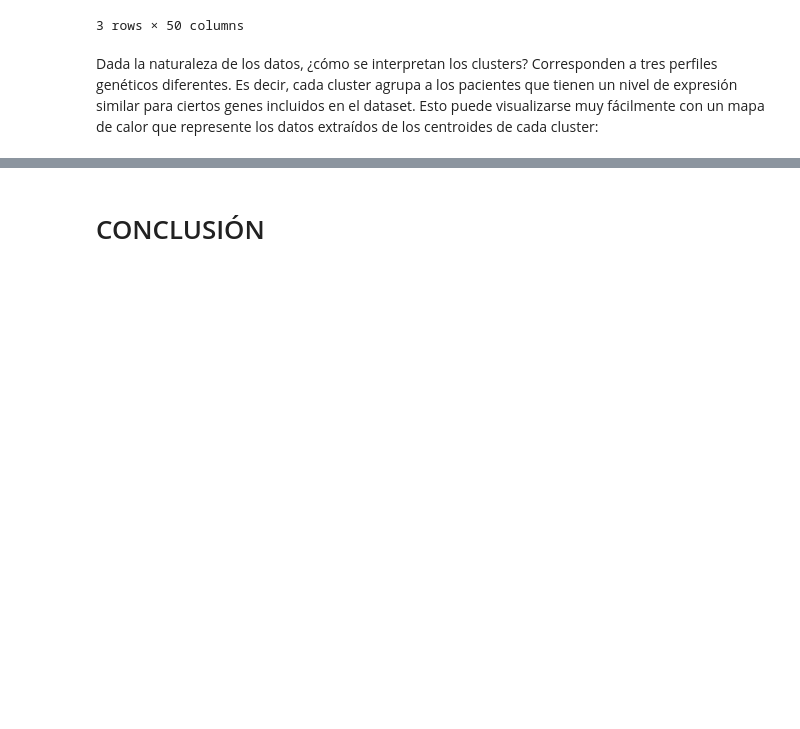
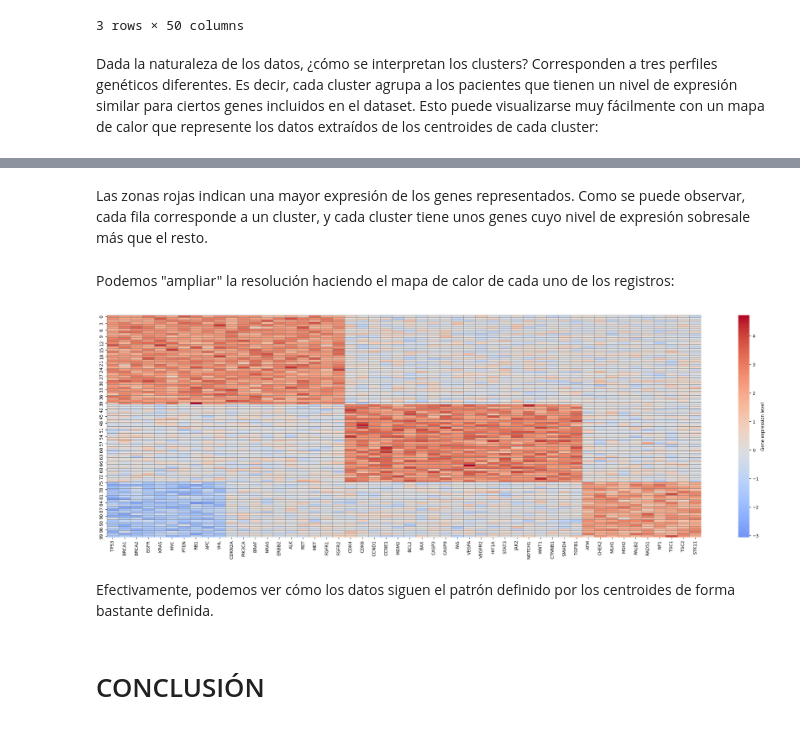
Before and after one commit to MiguelGomGar/ClusteringGenes, a Jupyter notebook: Code/PCAandCLUSTERING.ipynb, the cells around one changed output, grey strips where cells are left out. Saved outputs shown, nothing was run; the diff lists cells and outputs as text; code cells hidden in the pictures; blank space fills up the shorter version.

```diff
--- a/Code/PCAandCLUSTERING.ipynb
+++ b/Code/PCAandCLUSTERING.ipynb
@@ -115,3 +113,25 @@ Las zonas rojas indican una mayor expresión de los genes representados. Como se
+# %% [markdown]
+Las zonas rojas indican una mayor expresión de los genes representados. Como se puede observar, cada fila corresponde a un cluster, y cada cluster tiene unos genes cuyo nivel de expresión sobresale más que el resto.
+# %% [markdown]
+Podemos "ampliar" la resolución haciendo el mapa de calor de cada uno de los registros:
+# %%
+plt.figure(figsize = (24, 8))
+sns.heatmap(df,
+            cmap = 'coolwarm',
+            center = 0,
+            vmin = df.values.min(),
+            vmax = df.values.max(),
+            linewidths = 0.5,
+            linecolor = 'grey',
+            annot = False,
+            xticklabels = True,
+            cbar_kws={'label': 'Gene expression level'})
+plt.tight_layout()
+plt.show()
+# %% [output]
+[figure, added]
+# %% [markdown]
+Efectivamente, podemos ver cómo los datos siguen el patrón definido por los centroides de forma bastante definida.
 # %% [markdown]
 # CONCLUSIÓN
 # %% [markdown]
```
Also changed, not shown: parts of 5 cells of this notebook, 13 other files.
